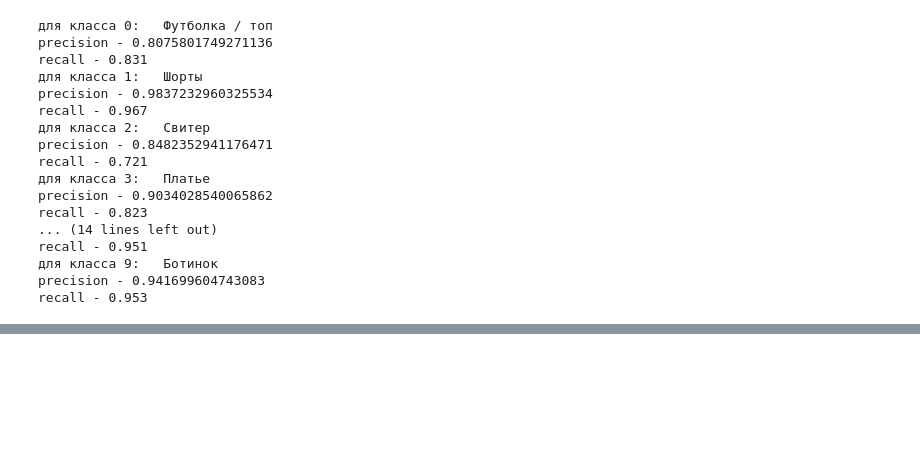
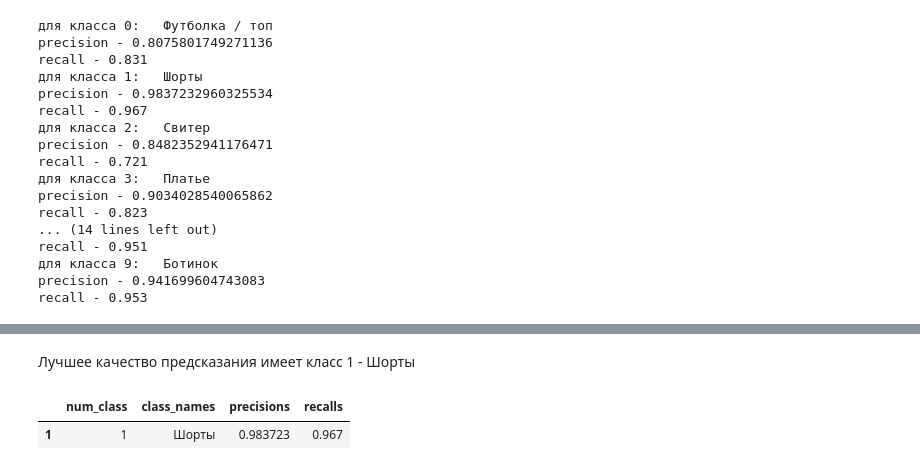
Before and after one commit to OlegRev/Introduction_to_neural_networks, a Jupyter notebook: intro_neural_network_task2.ipynb, the cells around one changed output, grey strips where cells are left out. Cells and saved outputs as stored; diff of their text form; code cells hidden in the pictures; blank space fills up the shorter version.

```diff
--- a/intro_neural_network_task2.ipynb
+++ b/intro_neural_network_task2.ipynb
@@ -747,0 +774,7 @@ recall - 0.953
+# %% [markdown]
+Лучшее качество предсказания имеет класс 1 - Шорты
+# %%
+res_df.sort_values('precisions', ascending=False).head(1)
+# %% [output]
+|  | num_class | class_names | precisions | recalls |
+| 1 | 1 | Шорты | 0.983723 | 0.967 |
```
Also changed, not shown: parts of 9 cells of this notebook.
